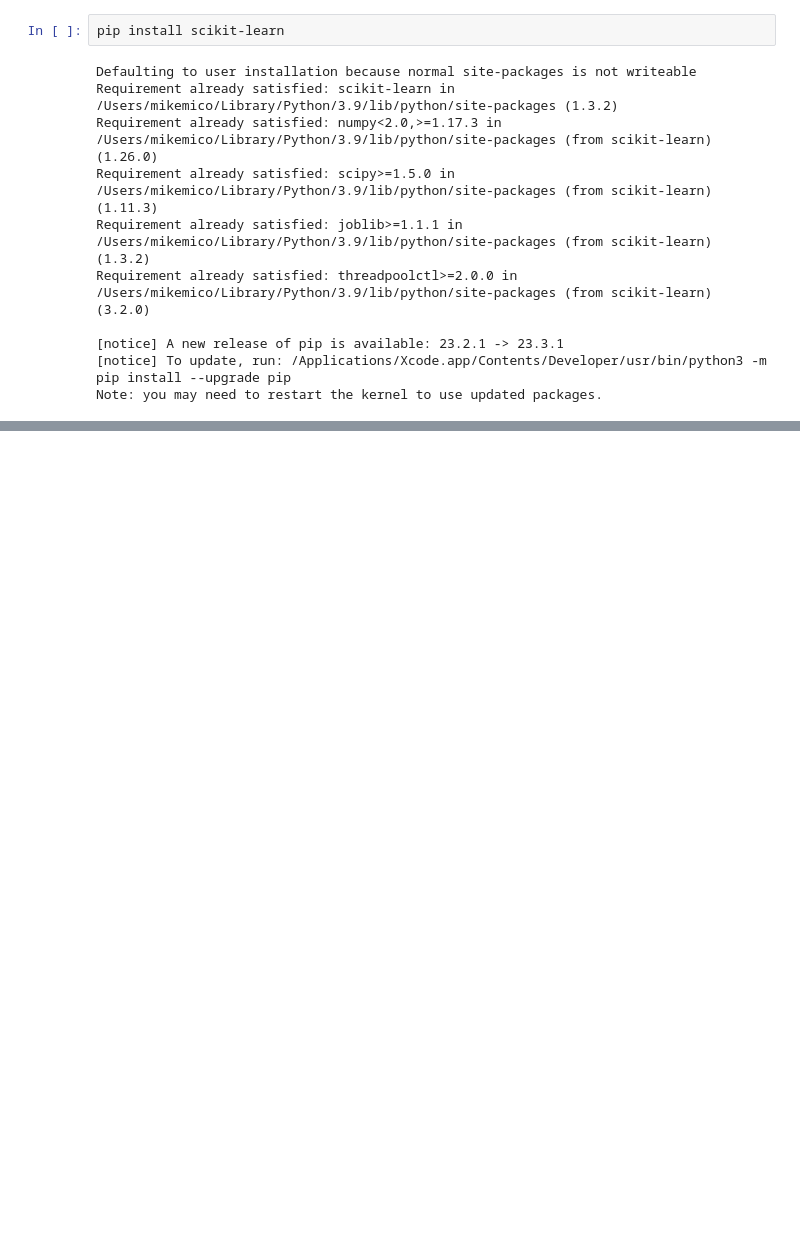
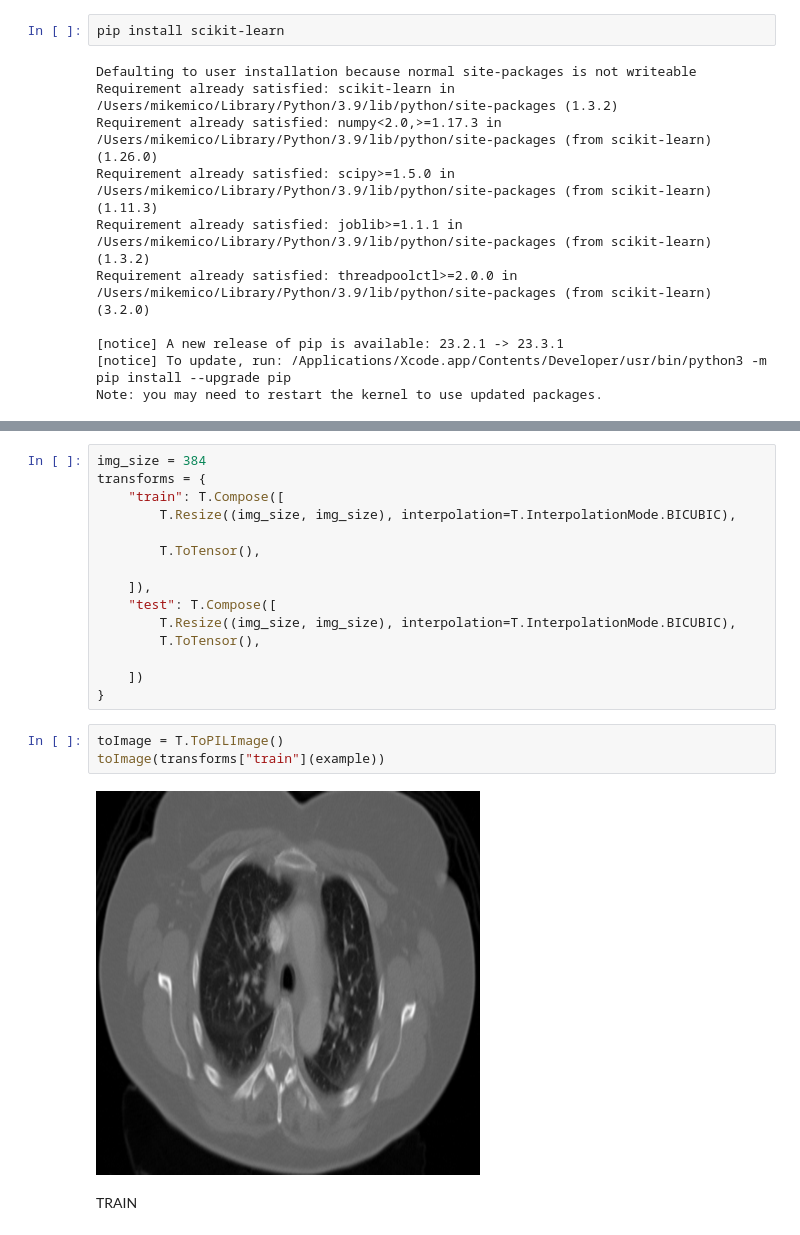
Before and after one commit to mmico250/CNNs-for-Lung-Cancer-Identification-in-Medical-Imaging, a Jupyter notebook: prj.ipynb, the cells around one changed output, grey strips where cells are left out. Drawn from its saved outputs; the diff is of its cells as text; blank space fills up the shorter version.

```diff
--- a/prj.ipynb
+++ b/prj.ipynb
@@ -545,0 +822,22 @@ print(f'Predictions: {predictions}')
+# %%
+img_size = 384
+transforms = {
+    "train": T.Compose([
+        T.Resize((img_size, img_size), interpolation=T.InterpolationMode.BICUBIC),
+
+        T.ToTensor(),
+
+    ]),
+    "test": T.Compose([
+        T.Resize((img_size, img_size), interpolation=T.InterpolationMode.BICUBIC),
+        T.ToTensor(),
+
+    ])
+}
+# %%
+toImage = T.ToPILImage()
+toImage(transforms["train"](example))
+# %% [output]
+[figure, added]
+# %% [markdown]
+TRAIN
```
Also changed, not shown: parts of 52 cells of this notebook.
